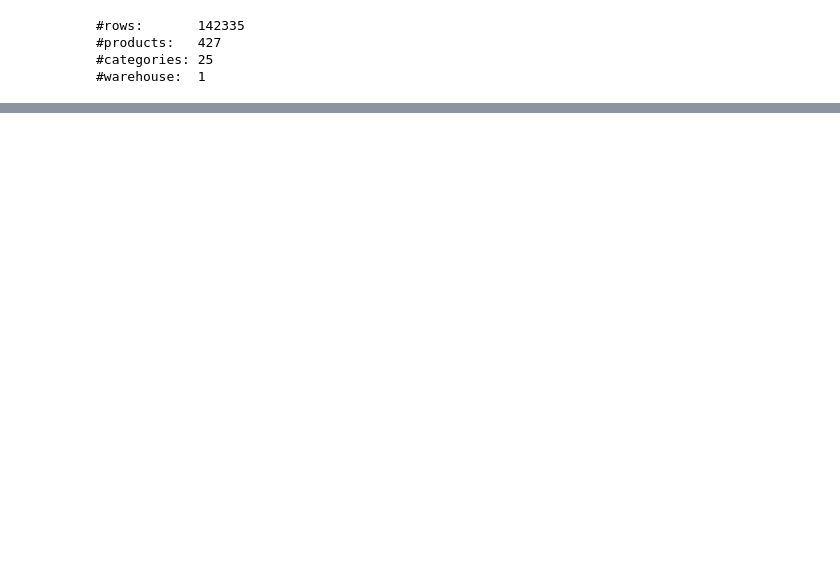
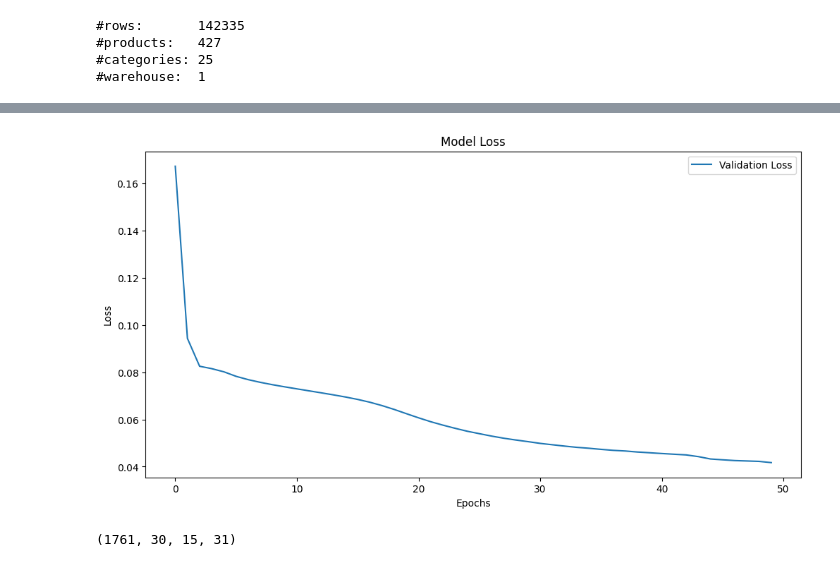
Before and after one commit to dkohlsdorf/sagemaker_experiments, a Jupyter notebook: notebooks/PrototypeDemandPrediction.ipynb, the cells around one changed output, grey strips where cells are left out. Saved outputs shown, nothing was run; the diff lists cells and outputs as text; code cells hidden in the pictures; blank space fills up the shorter version.

```diff
--- a/notebooks/PrototypeDemandPrediction.ipynb
+++ b/notebooks/PrototypeDemandPrediction.ipynb
@@ -167,0 +337,19 @@ X.shape, y.shape, month_features.shape, day_features.shape, spec.shape
+# %%
+def predictor_v2_2():
+    i_seq = Input((30, 31))
+    i_month = Input((30))
+    i_day = Input((30))
+
+    e_month = Embedding(12, 12)(i_month)
+    e_day = Embedding(7, 7)(i_day)
+
+    i = Concatenate(axis = 2)([i_seq, e_month, e_day])
+
+
+    x = Bidirectional(LSTM(128, return_sequences=True))(i)
+    x = LSTM(31, activation='relu')(x)
+    return Model(inputs=[i_seq, i_day, i_month], outputs=[x])
+
+
+model = predictor_v2_2()
+model.summary()
@@ -167,0 +374,8 @@ X.shape, y.shape, month_features.shape, day_features.shape, spec.shape
+# %%
+X_train, X_test, y_train, y_test, day_train, day_test, month_train, month_test =\
+train_test_split(features.seq, features.lab, features.day, features.month, test_size=0.3)
+# %%
+early_stopping = EarlyStopping(monitor='val_loss', patience=5, restore_best_weights=True)
+opt = Adam(learning_rate=0.02)
+model.compile(loss='mean_squared_error', optimizer=opt, metrics=[RootMeanSquaredError()])
+hist = model.fit([X_train, day_train, month_train], y_train, batch_size=32, epochs=50, validation_data=([X_test, day_test, month_test], y_test), callbacks=[early_stopping])
@@ -167,0 +400,16 @@ X.shape, y.shape, month_features.shape, day_features.shape, spec.shape
+# %%
+plt.figure(figsize=(12, 6))
+#plt.plot(hist.history['loss'], label='Train Loss')
+plt.plot(hist.history['val_loss'], label='Validation Loss')
+plt.title('Model Loss')
+plt.xlabel('Epochs')
+plt.ylabel('Loss')
+plt.legend()
+
+plt.show()
+# %% [output]
+[figure, added]
+# %%
+features.spec.shape
+# %% [output]
+(1761, 30, 15, 31)
```
Also changed, not shown: parts of 29 cells of this notebook, 1 other file.
